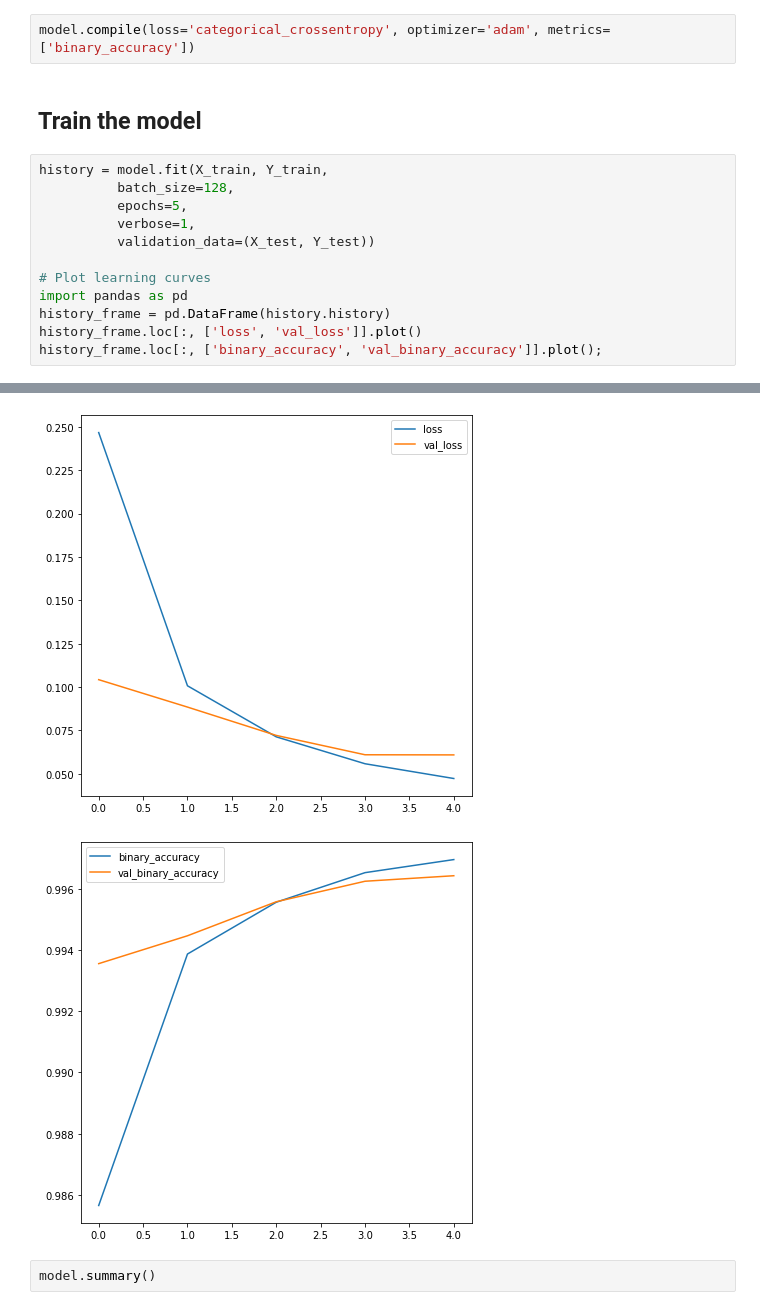
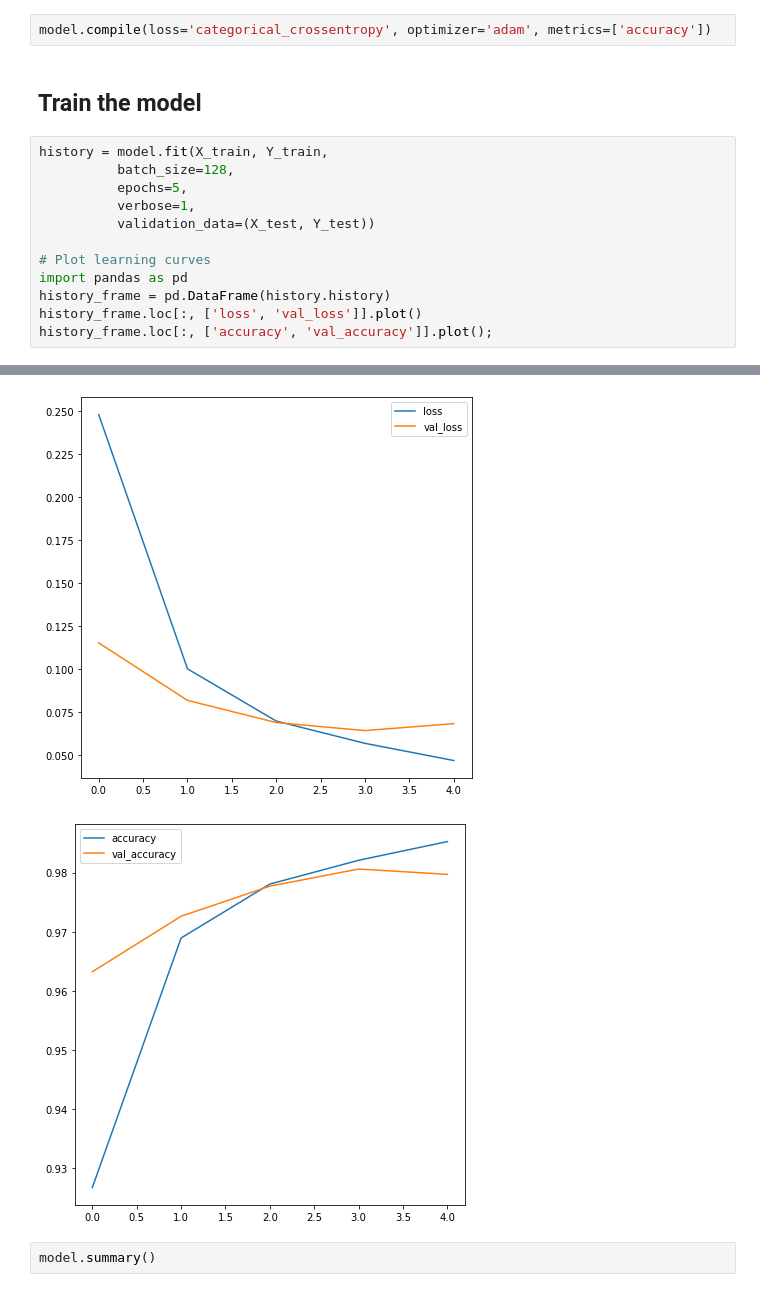
Before and after one commit to guedriOussema/Keras-MNIST-classification, a Jupyter notebook: MNIST Classification.ipynb, the cells around one changed output, grey strips where cells are left out. Cells and saved outputs as stored; diff of their text form.

```diff
--- a/MNIST Classification.ipynb
+++ b/MNIST Classification.ipynb
@@ -81,7 +81,7 @@ model.add(Activation('softmax')) # This special "softmax" activation among other
 # %% [markdown]
 ## Compile the model
 # %%
-model.compile(loss='categorical_crossentropy', optimizer='adam', metrics=['binary_accuracy'])
+model.compile(loss='categorical_crossentropy', optimizer='adam', metrics=['accuracy'])
 # %% [markdown]
 ## Train the model
 # %%
@@ -95,6 +95,6 @@ history = model.fit(X_train, Y_train,
 import pandas as pd
 history_frame = pd.DataFrame(history.history)
 history_frame.loc[:, ['loss', 'val_loss']].plot()
-history_frame.loc[:, ['binary_accuracy', 'val_binary_accuracy']].plot();
+history_frame.loc[:, ['accuracy', 'val_accuracy']].plot();
 # %% [output]
 Epoch 1/5
@@ -110,5 +110,5 @@ Epoch 5/5
-[figure, old version]
+[figure, new version]
-[figure, old version]
+[figure, new version]
 # %%
 model.summary()
 # %% [output]
```
Also changed, not shown: parts of 3 cells of this notebook, 26 other files.
